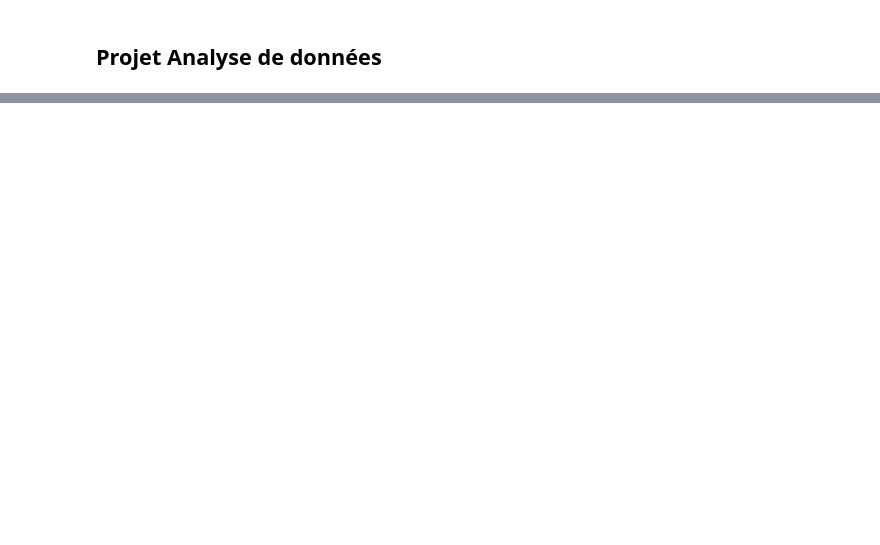
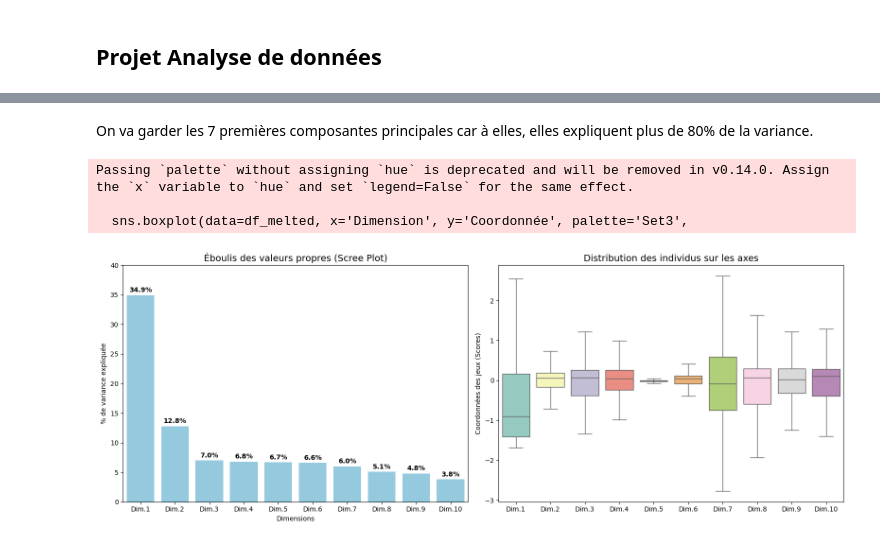
Before and after one commit to Eliott67/Projet_ADD, a Jupyter notebook: projet_ADD.ipynb, the cells around one changed output, grey strips where cells are left out. Drawn from its saved outputs; the diff is of its cells as text; code cells hidden in the pictures; blank space fills up the shorter version.

```diff
--- a/projet_ADD.ipynb
+++ b/projet_ADD.ipynb
@@ -209,0 +293,39 @@ plot_correlation_matrix(df)
+# %% [markdown]
+On va garder les 7 premières composantes principales car à elles, elles expliquent plus de 80% de la variance.
+# %%
+n_components = len(res_pca_eig)
+dims = [f"Dim.{i+1}" for i in range(n_components)]
+
+pca_data = pca.fit_transform(data_scaled)
+df_coords = pd.DataFrame(pca_data, columns=dims)
+
+fig, (ax1, ax2) = plt.subplots(1, 2, figsize=(16, 6))
+
+top_n = min(10, n_components)
+sns.barplot(x=dims[:top_n], y=res_pca_eig['Percentage of variance'][:top_n],
+            color='skyblue', ax=ax1)
+
+for i, v in enumerate(res_pca_eig['Percentage of variance'][:top_n]):
+    ax1.text(i, v + 0.5, f"{v:.1f}%", ha='center', fontweight='bold')
+
+ax1.set_ylim(0, 40)
+ax1.set_title("Éboulis des valeurs propres (Scree Plot)", fontsize=14)
+ax1.set_ylabel("% de variance expliquée")
+ax1.set_xlabel("Dimensions")
+
+df_melted = df_coords.iloc[:, :top_n].melt(var_name='Dimension', value_name='Coordonnée')
+
+sns.boxplot(data=df_melted, x='Dimension', y='Coordonnée', palette='Set3',
+            ax=ax2, showfliers=False)
+
+ax2.set_title("Distribution des individus sur les axes", fontsize=14)
+ax2.set_ylabel("Coordonnées des jeux (Scores)")
+ax2.set_xlabel("")
+
+plt.tight_layout()
+plt.show()
+# %% [output]
+Passing `palette` without assigning `hue` is deprecated and will be removed in v0.14.0. Assign the `x` variable to `hue` and set `legend=False` for the same effect.
+
+  sns.boxplot(data=df_melted, x='Dimension', y='Coordonnée', palette='Set3',
+[figure, added]
```
Also changed, not shown: parts of 34 cells of this notebook.
